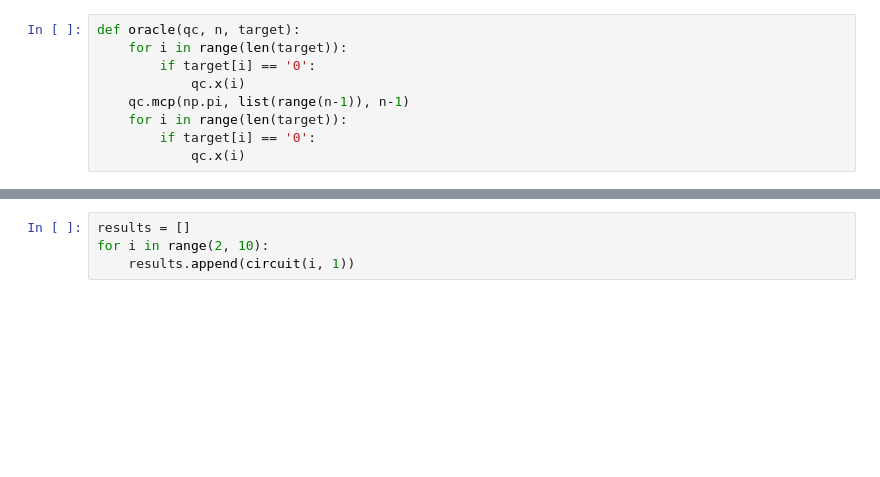
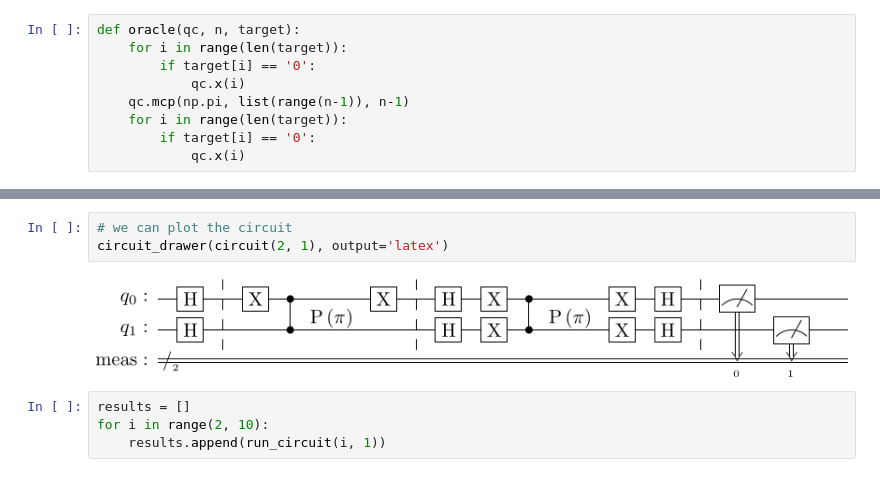
Before and after one commit to michelebanfi/quantum-information-and-algorithms, a Jupyter notebook: Exercises_04.ipynb, the cells around one changed output, grey strips where cells are left out. Drawn from its saved outputs; the diff is of its cells as text; blank space fills up the shorter version.

```diff
--- a/Exercises_04.ipynb
+++ b/Exercises_04.ipynb
@@ -53,7 +60,12 @@ def circuit(n, target):
+# %%
+# we can plot the circuit
+circuit_drawer(circuit(2, 1), output='latex')
+# %% [output]
+[figure, added]
 # %%
 results = []
 for i in range(2, 10):
-    results.append(circuit(i, 1))
+    results.append(run_circuit(i, 1))
 # %%
 plt.plot(range(2, 10), results)
 plt.xlabel('Qubit number')
```
Also changed, not shown: parts of 9 cells of this notebook, 2 other files.
